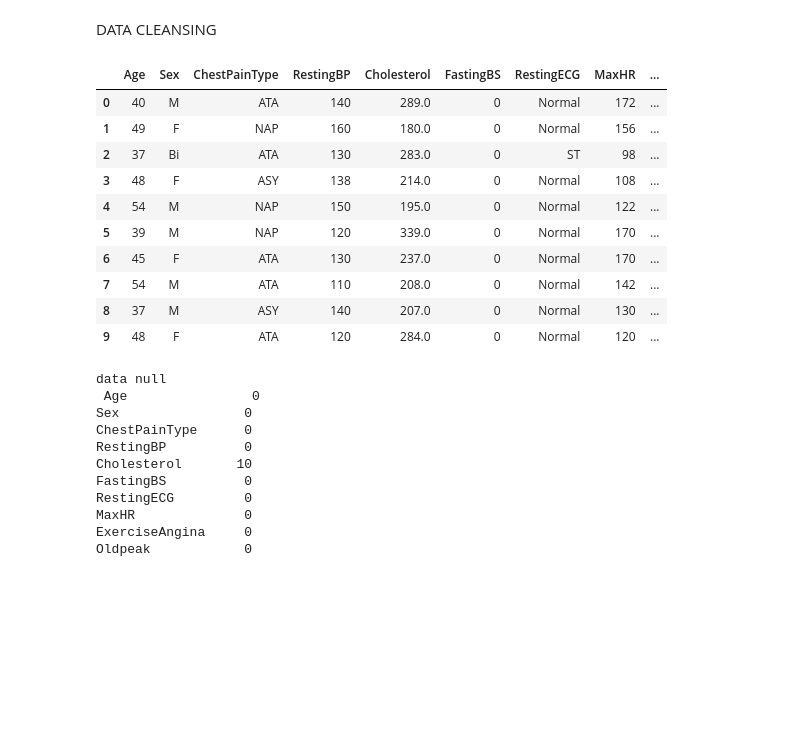
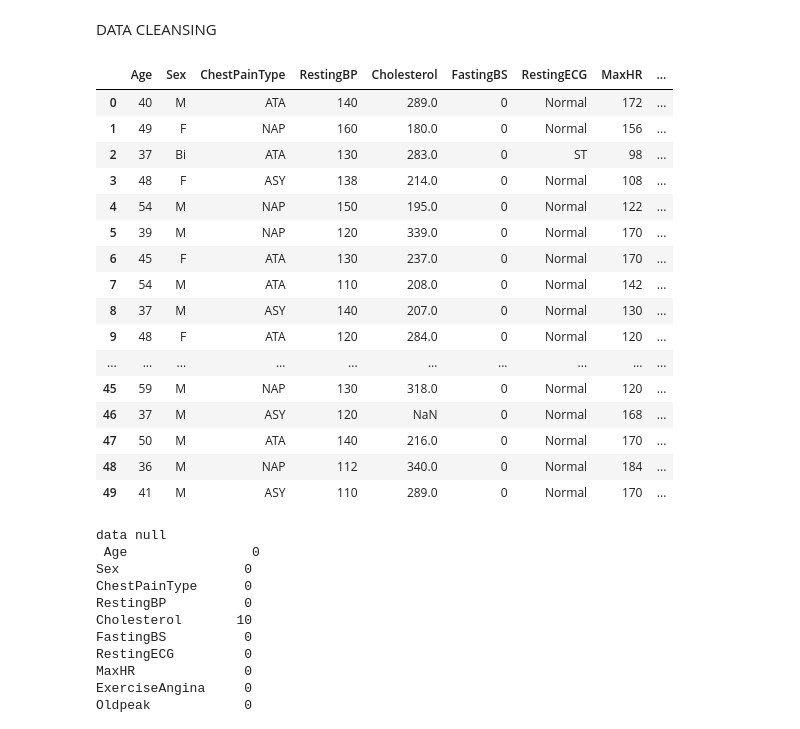
Before and after one commit to ZwaCantCode/Model-Preparation-and-Evaluation, a Jupyter notebook: Pertemuan 4.ipynb, the cells around one changed output. Drawn from its saved outputs; the diff is of its cells as text; code cells hidden in the pictures; blank space fills up the shorter version.

```diff
--- a/Pertemuan 4.ipynb
+++ b/Pertemuan 4.ipynb
@@ -27,19 +27,25 @@ df_heart.head(20)
 DATA CLEANSING
 # %%
 df_heart2=df_heart.drop('Name',axis=1)
-df_heart2.head(10)
+df_heart2.head(50)
 # %% [output]
 |  | Age | Sex | ChestPainType | RestingBP | Cholesterol | FastingBS | RestingECG | MaxHR | ... |
 | 0 | 40 | M | ATA | 140 | 289.0 | 0 | Normal | 172 | ... |
 | 1 | 49 | F | NAP | 160 | 180.0 | 0 | Normal | 156 | ... |
 | 2 | 37 | Bi | ATA | 130 | 283.0 | 0 | ST | 98 | ... |
 | 3 | 48 | F | ASY | 138 | 214.0 | 0 | Normal | 108 | ... |
 | 4 | 54 | M | NAP | 150 | 195.0 | 0 | Normal | 122 | ... |
 | 5 | 39 | M | NAP | 120 | 339.0 | 0 | Normal | 170 | ... |
 | 6 | 45 | F | ATA | 130 | 237.0 | 0 | Normal | 170 | ... |
 | 7 | 54 | M | ATA | 110 | 208.0 | 0 | Normal | 142 | ... |
 | 8 | 37 | M | ASY | 140 | 207.0 | 0 | Normal | 130 | ... |
 | 9 | 48 | F | ATA | 120 | 284.0 | 0 | Normal | 120 | ... |
+| ... | ... | ... | ... | ... | ... | ... | ... | ... | ... |
+| 45 | 59 | M | NAP | 130 | 318.0 | 0 | Normal | 120 | ... |
+| 46 | 37 | M | ASY | 120 | NaN | 0 | Normal | 168 | ... |
+| 47 | 50 | M | ATA | 140 | 216.0 | 0 | Normal | 170 | ... |
+| 48 | 36 | M | NAP | 112 | 340.0 | 0 | Normal | 184 | ... |
+| 49 | 41 | M | ASY | 110 | 289.0 | 0 | Normal | 170 | ... |
 # %%
 #gunakan fungsi 1isnull, empty, dan isna untuk mengecek data kosong
 print("data null \n",df_heart2.isnull().sum())
```
Also changed, not shown: parts of 4 cells of this notebook.
